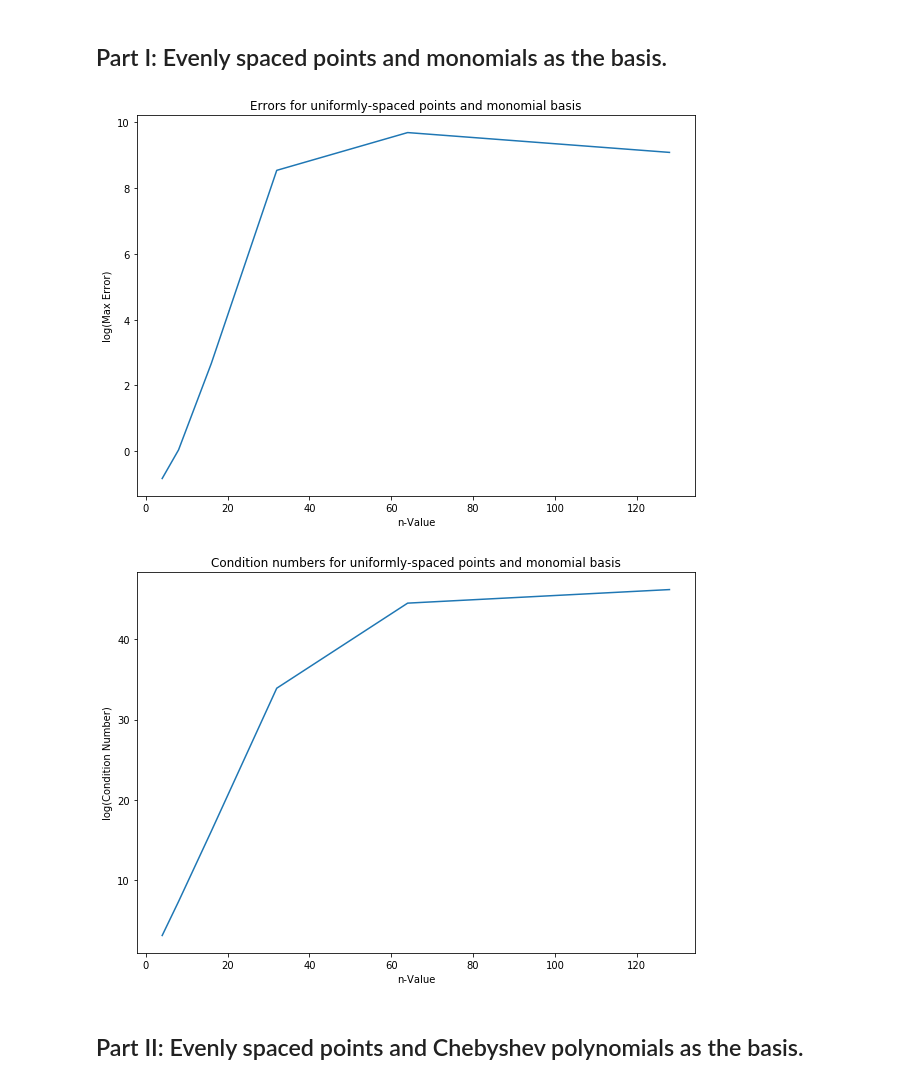
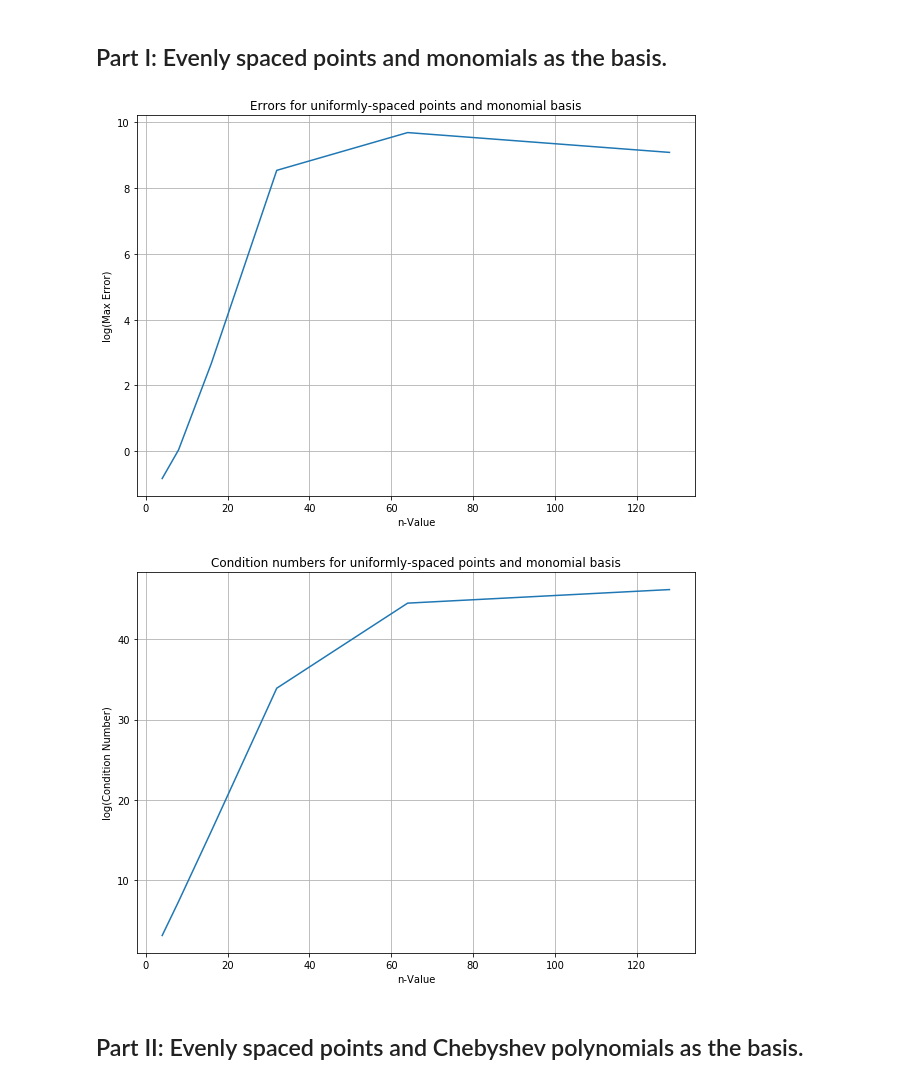
Before and after one commit to sharath/MATH651, a Jupyter notebook: hw3.ipynb, the cells around one changed output. Cells and saved outputs as stored; diff of their text form; code cells hidden in the pictures.

```diff
--- a/hw3.ipynb
+++ b/hw3.ipynb
@@ -73,18 +73,20 @@ plt.plot(ns, np.log(errors))
 plt.title('Errors for uniformly-spaced points and monomial basis')
 plt.xlabel('n-Value')
 plt.ylabel('log(Max Error)')
+plt.grid()
 plt.show()
 # %% [output]
-[figure, old version]
+[figure, new version]
 # %%
 plt.figure(figsize=(10, 7))
 plt.plot(ns, np.log(cond_n))
 plt.title('Condition numbers for uniformly-spaced points and monomial basis')
 plt.xlabel('n-Value')
 plt.ylabel('log(Condition Number)')
+plt.grid()
 plt.show()
 # %% [output]
-[figure, old version]
+[figure, new version]
 # %% [markdown]
 ## Part II: Evenly spaced points and Chebyshev polynomials as the basis.
 # %%
```
Also changed, not shown: parts of 16 cells of this notebook.
